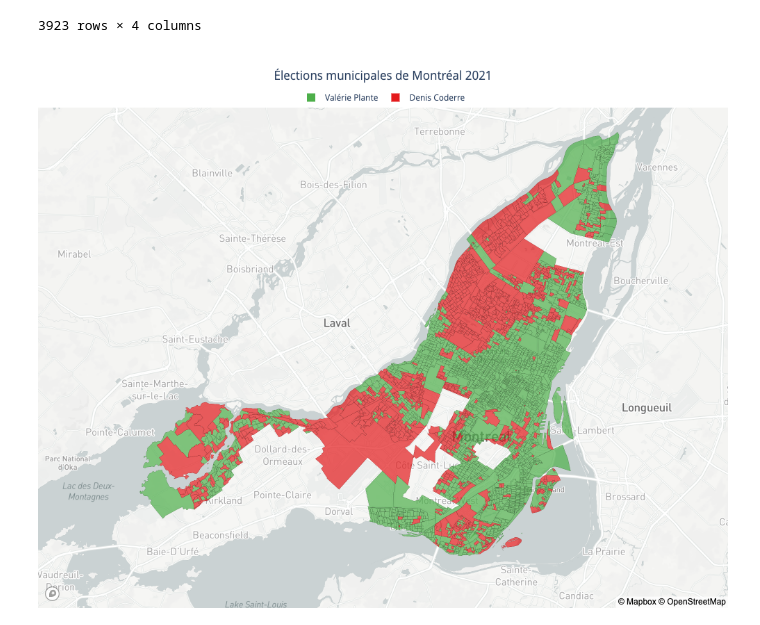
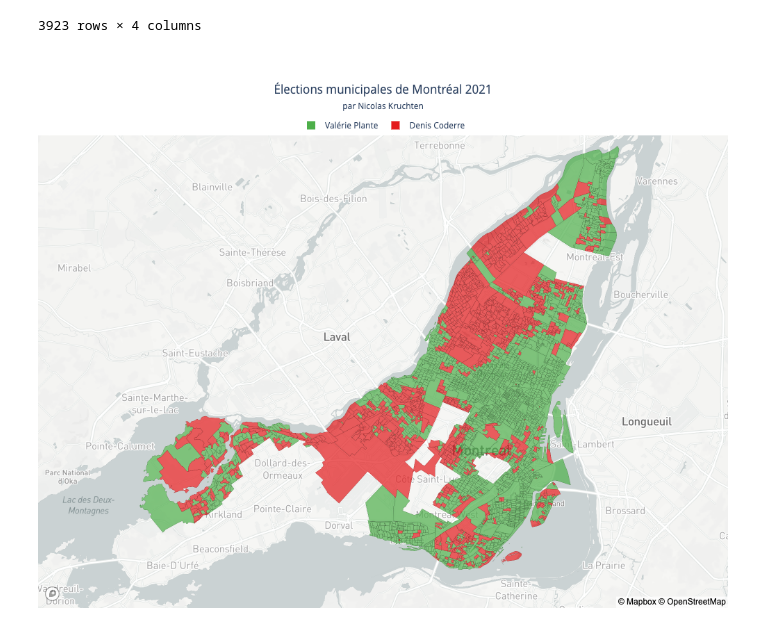
Before and after one commit to nicolaskruchten/mtlelection2021bysection, a Jupyter notebook: Untitled.ipynb, the cells around one changed output. Drawn from its saved outputs; the diff is of its cells as text; code cells hidden in the pictures.

Commit message:
title

```diff
--- a/Untitled.ipynb
+++ b/Untitled.ipynb
@@ -39,19 +39,20 @@ geojson = json.load(open("section-vote-2021-simple.json"))
 # %%
 geojson_url="https://gist.githubusercontent.com/nicolaskruchten/c3cf6b7563631fb97b735bf8c07c9713/raw/c90edcc939db1c1aee0163343bbd63a0b650eccc/section-vote-2021-simple.json"
 fig = px.choropleth_mapbox(df2, geojson=geojson_url, color="Winner",
                            locations="NOM_SECTION", featureidkey="properties.NOM_SECTION",
                            center={"lat": 45.5517, "lon": -73.7073},
                            color_discrete_map={"Denis Coderre":"#e41a1c", "Valérie Plante":"#4daf4a"},
                            hover_data={"Winner": False, "NOM_SECTION": False,
                                        "Valérie Plante": True, "Denis Coderre": True,
                                       },
                            mapbox_style="light", zoom=10, height=800, opacity=0.7)
-fig.update_layout(margin={"r":0,"t":80,"l":0,"b":0},
+fig.update_layout(margin={"r":0,"t":120,"l":0,"b":0},
                   legend=dict(orientation="h", y=1, yanchor='bottom', x=0.5, xanchor="center", title=""),
-                 title=dict(text="Élections municipales de Montréal 2021", x=0.5))
+                 title=dict(text='Élections municipales de Montréal 2021'
+                            '<br><span style="font-size:12px">par <a href="https://nicolas.kruchten.com/">Nicolas Kruchten</a></span>', x=0.5))
 fig.update_traces(marker_line_width=0.1, below='')
 fig.show()
 # %% [output]
-[figure, old version]
+[figure, new version]
 # %%
 fig.write_html("index.html", include_plotlyjs="cdn")
```
Also changed, not shown: 1 other file.
